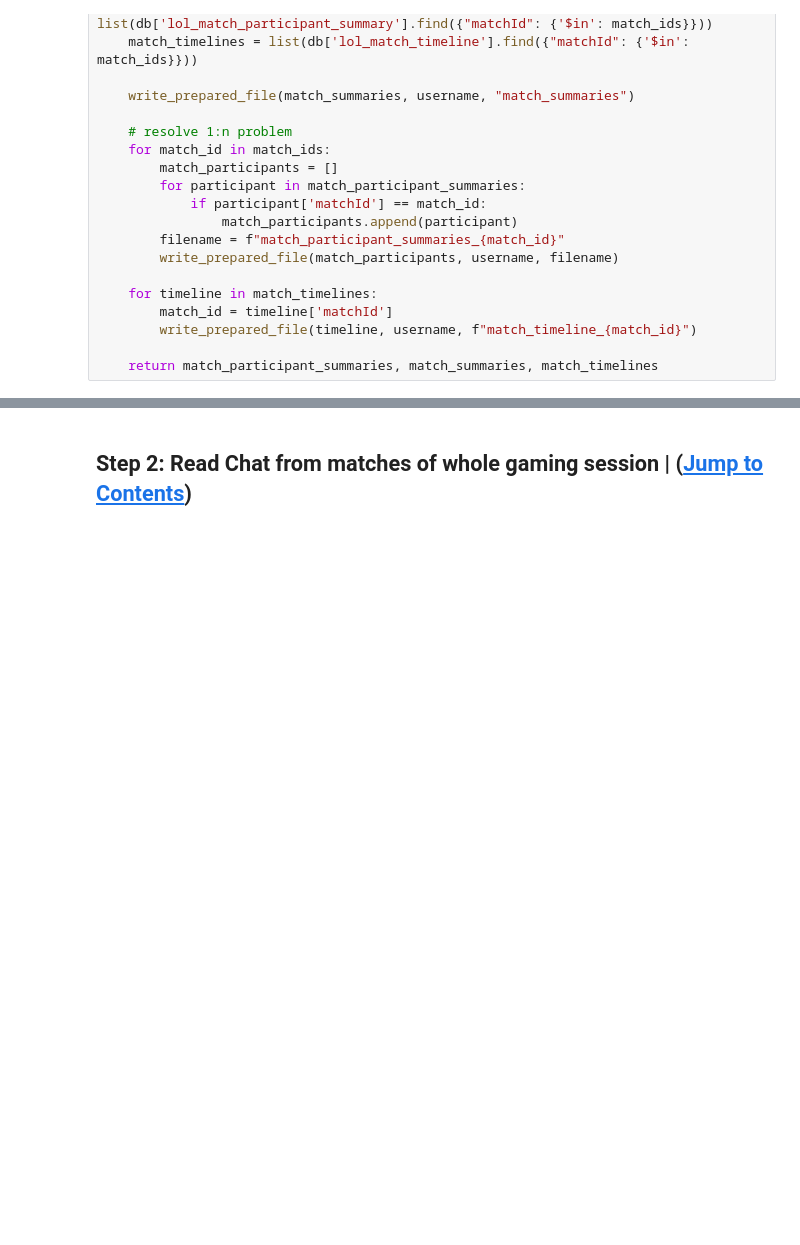
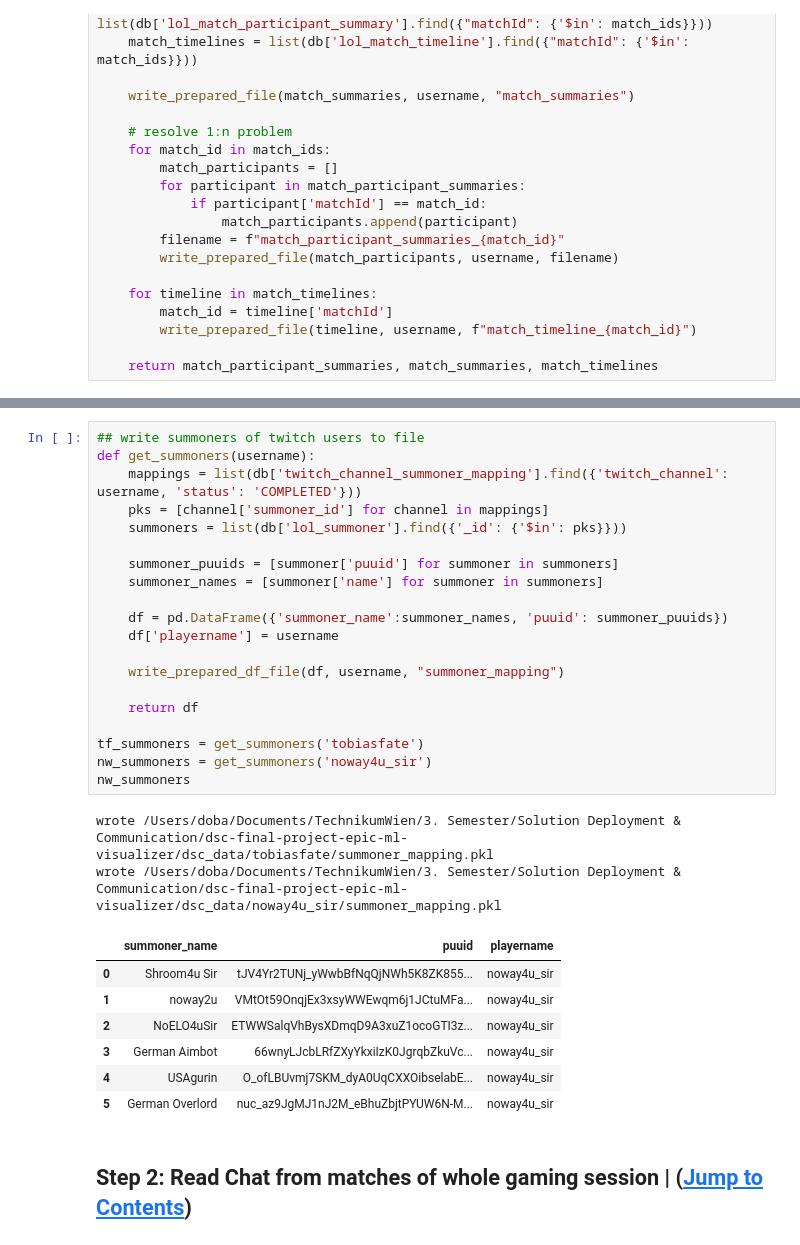
Before and after one commit to duffy356/dsc-final-project-epic-ml-visualizer, a Jupyter notebook: exporter/DSC_Data_exporter.ipynb, the cells around one changed output, grey strips where cells are left out. Cells and saved outputs as stored; diff of their text form; blank space fills up the shorter version.

```diff
--- a/exporter/DSC_Data_exporter.ipynb
+++ b/exporter/DSC_Data_exporter.ipynb
@@ -203,6 +203,36 @@ wrote /Users/doba/Documents/TechnikumWien/3. Semester/Solution Deployment & Comm
 wrote /Users/doba/Documents/TechnikumWien/3. Semester/Solution Deployment & Communication/dsc-final-project-epic-ml-visualizer/dsc_data/noway4u_sir/match_timeline_NA1_4123010103.pkl
 wrote /Users/doba/Documents/TechnikumWien/3. Semester/Solution Deployment & Communication/dsc-final-project-epic-ml-visualizer/dsc_data/noway4u_sir/match_timeline_NA1_4123022615.pkl
 wrote /Users/doba/Documents/TechnikumWien/3. Semester/Solution Deployment & Communication/dsc-final-project-epic-ml-visualizer/dsc_data/noway4u_sir/match_timeline_NA1_4123093726.pkl
+# %%
+## write summoners of twitch users to file
+def get_summoners(username):
+    mappings = list(db['twitch_channel_summoner_mapping'].find({'twitch_channel': username, 'status': 'COMPLETED'}))
+    pks = [channel['summoner_id'] for channel in mappings]
+    summoners = list(db['lol_summoner'].find({'_id': {'$in': pks}}))
+
+    summoner_puuids = [summoner['puuid'] for summoner in summoners]
+    summoner_names = [summoner['name'] for summoner in summoners]
+
+    df = pd.DataFrame({'summoner_name':summoner_names, 'puuid': summoner_puuids})
+    df['playername'] = username
+
+    write_prepared_df_file(df, username, "summoner_mapping")
+
+    return df
+
+tf_summoners = get_summoners('tobiasfate')
+nw_summoners = get_summoners('noway4u_sir')
+nw_summoners
+# %% [output]
+wrote /Users/doba/Documents/TechnikumWien/3. Semester/Solution Deployment & Communication/dsc-final-project-epic-ml-visualizer/dsc_data/tobiasfate/summoner_mapping.pkl
+wrote /Users/doba/Documents/TechnikumWien/3. Semester/Solution Deployment & Communication/dsc-final-project-epic-ml-visualizer/dsc_data/noway4u_sir/summoner_mapping.pkl
+|  | summoner_name | puuid | playername |
+| 0 | Shroom4u Sir | tJV4Yr2TUNj_yWwbBfNqQjNWh5K8ZK855... | noway4u_sir |
+| 1 | noway2u | VMtOt59OnqjEx3xsyWWEwqm6j1JCtuMFa... | noway4u_sir |
+| 2 | NoELO4uSir | ETWWSalqVhBysXDmqD9A3xuZ1ocoGTI3z... | noway4u_sir |
+| 3 | German Aimbot | 66wnyLJcbLRfZXyYkxiIzK0JgrqbZkuVc... | noway4u_sir |
+| 4 | USAgurin | O_ofLBUvmj7SKM_dyA0UqCXXOibselabE... | noway4u_sir |
+| 5 | German Overlord | nuc_az9JgMJ1nJ2M_eBhuZbjtPYUW6N-M... | noway4u_sir |
 # %% [markdown]
 <a id='findchats'></a>
 ## Step 2: Read Chat from matches of whole gaming session | ([Jump to Contents](#content))
```
Also changed, not shown: 4 other files.
